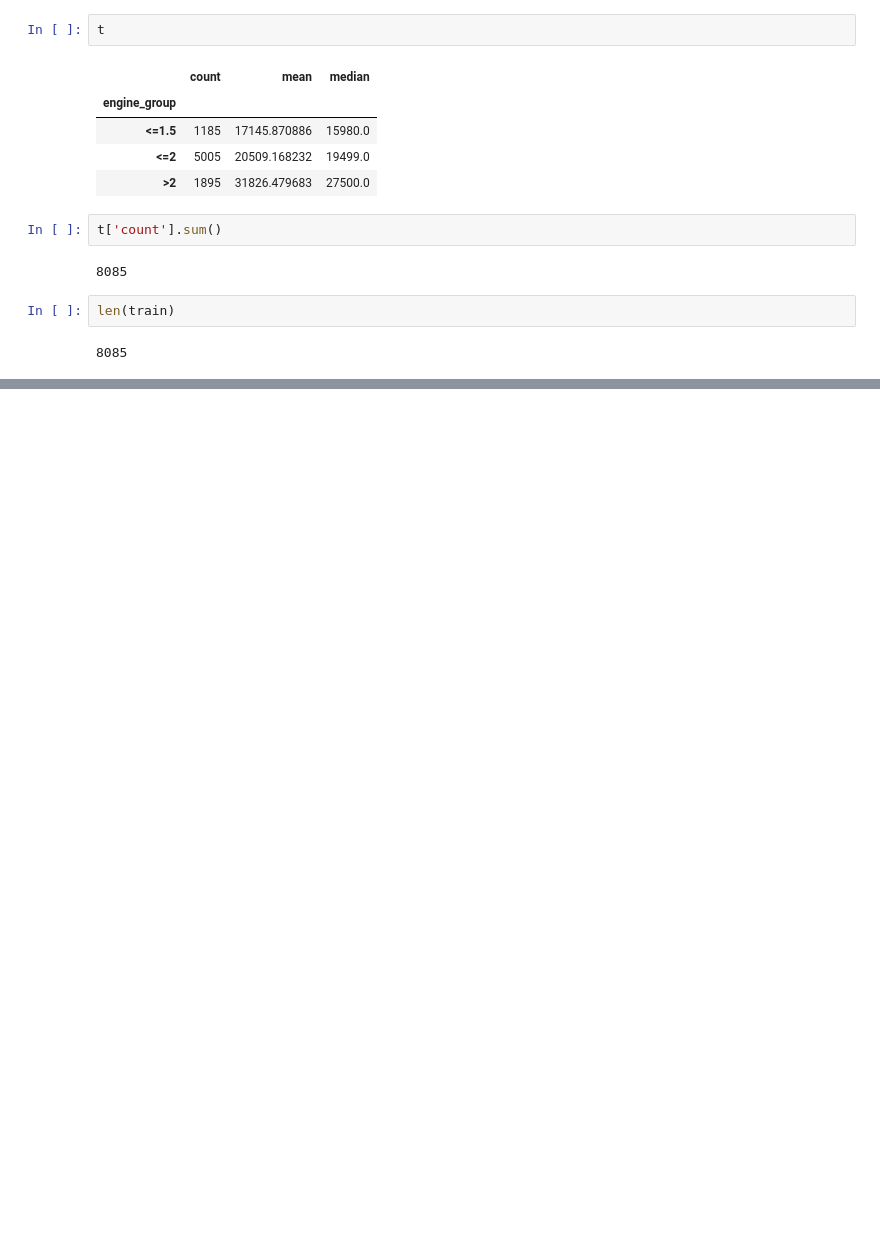
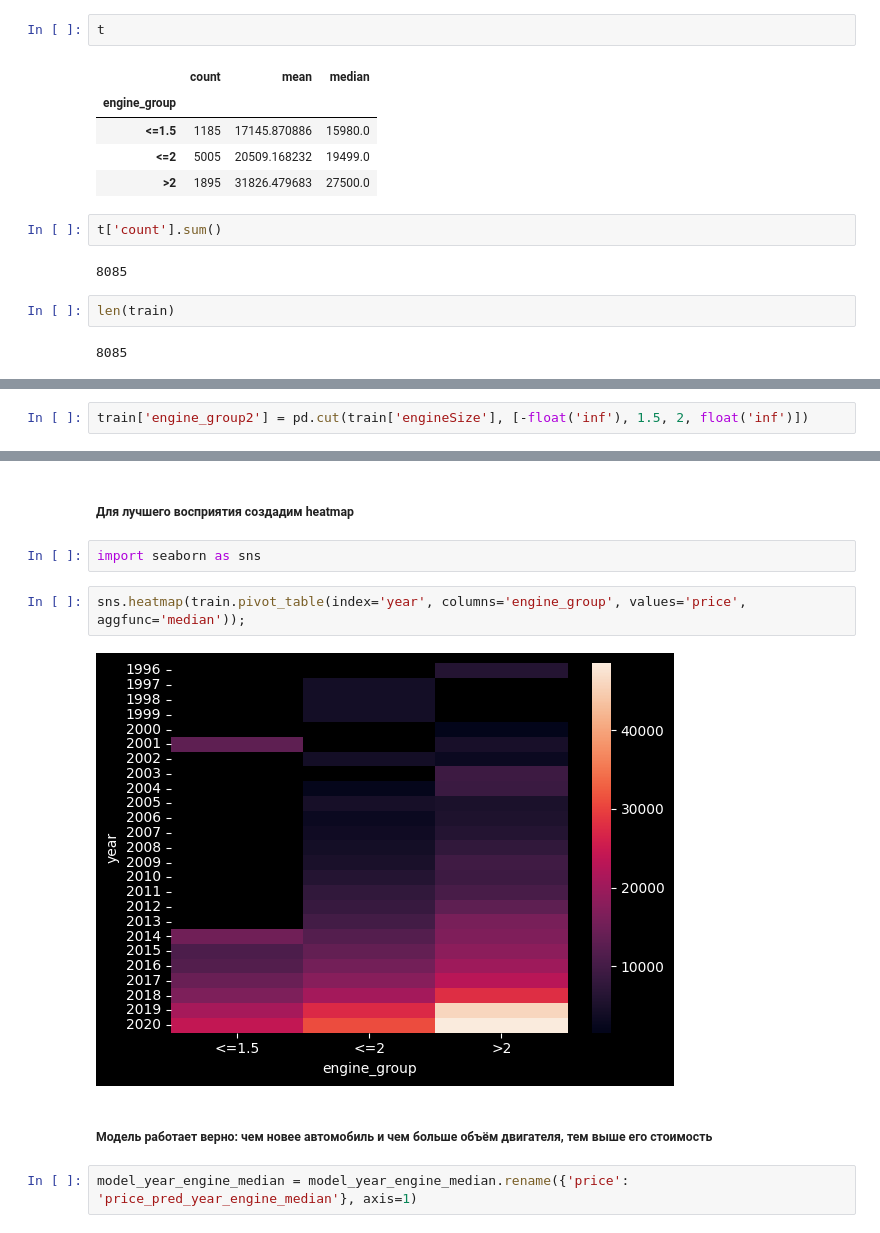
Before and after one commit to Zetis659/Data_Science_GM, a Jupyter notebook: 4.Human_learning/Human_learning.ipynb, the cells around one changed output, grey strips where cells are left out. Saved outputs shown, nothing was run; the diff lists cells and outputs as text; blank space fills up the shorter version.

Commit message:
Feature: Human learning practice, model improvement

```diff
--- a/4.Human_learning/Human_learning.ipynb
+++ b/4.Human_learning/Human_learning.ipynb
@@ -668,0 +725,2 @@ len(train)
+# %%
+train['engine_group2'] = pd.cut(train['engineSize'], [-float('inf'), 1.5, 2, float('inf')])
@@ -668,0 +823,12 @@ len(train)
+# %% [markdown]
+##### Для лучшего восприятия создадим heatmap
+# %%
+import seaborn as sns
+# %%
+sns.heatmap(train.pivot_table(index='year', columns='engine_group', values='price', aggfunc='median'));
+# %% [output]
+[figure, added]
+# %% [markdown]
+##### Модель работает верно: чем новее автомобиль и чем больше объём двигателя, тем выше его стоимость
+# %%
+model_year_engine_median = model_year_engine_median.rename({'price': 'price_pred_year_engine_median'}, axis=1)
```
Also changed, not shown: parts of 108 cells of this notebook.
